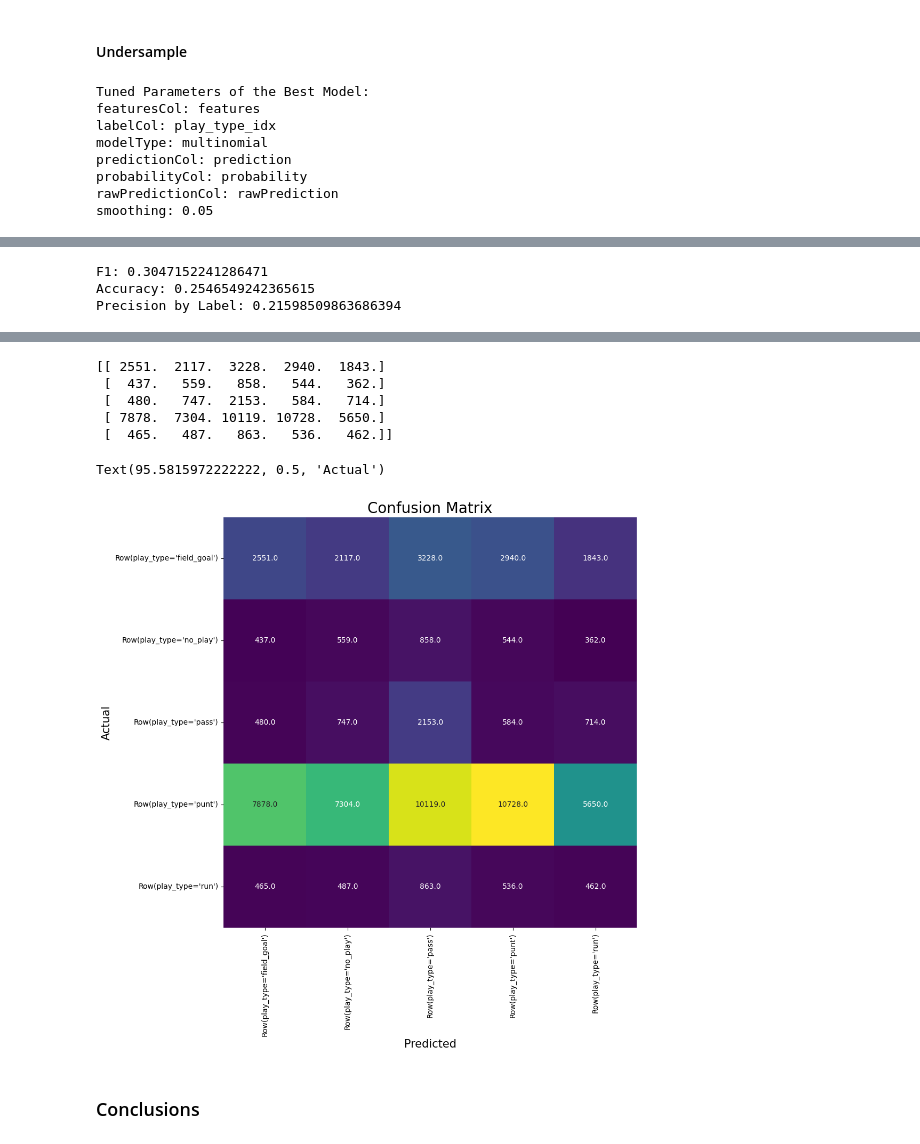
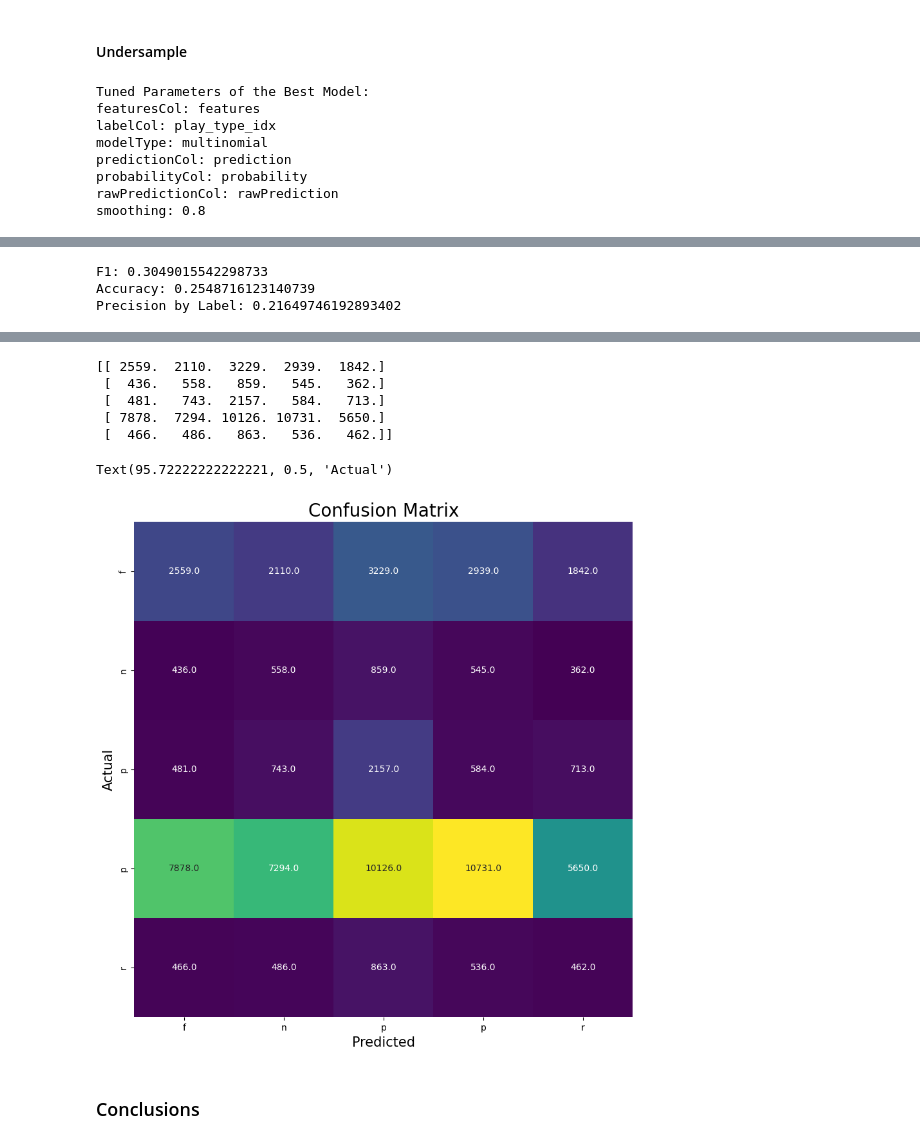
Before and after one commit to eanelson01/distributed-computing-final, a Jupyter notebook: NaiveBayes.ipynb, the cells around one changed output, grey strips where cells are left out. Cells and saved outputs as stored; diff of their text form; code cells hidden in the pictures.

```diff
--- a/NaiveBayes.ipynb
+++ b/NaiveBayes.ipynb
@@ -367,6 +368,7 @@ Precision by Label: {precision_by_label}
 print(results)
 
 labels = prediction.select([prediction.play_type, prediction.play_type_idx]).distinct().orderBy(prediction.play_type_idx).select(prediction.play_type).collect()
+labels = [x[0][0] for x in labels]
 
 preds_and_labels = prediction.select(['prediction','play_type_idx'])\
                               .withColumn('play_type_idx', col('play_type_idx')\
@@ -396,4 +398,4 @@ modelType: multinomial
 predictionCol: prediction
 probabilityCol: probability
 rawPredictionCol: rawPrediction
-smoothing: 0.05
+smoothing: 0.8
@@ -407,3 +409,3 @@ smoothing: 0.05
-F1: 0.3047152241286471
-Accuracy: 0.2546549242365615
-Precision by Label: 0.21598509863686394
+F1: 0.3049015542298733
+Accuracy: 0.2548716123140739
+Precision by Label: 0.21649746192893402
@@ -413,10 +415,10 @@ Precision by Label: 0.21598509863686394
-[[ 2551.  2117.  3228.  2940.  1843.]
- [  437.   559.   858.   544.   362.]
- [  480.   747.  2153.   584.   714.]
- [ 7878.  7304. 10119. 10728.  5650.]
- [  465.   487.   863.   536.   462.]]
+[[ 2559.  2110.  3229.  2939.  1842.]
+ [  436.   558.   859.   545.   362.]
+ [  481.   743.  2157.   584.   713.]
+ [ 7878.  7294. 10126. 10731.  5650.]
+ [  466.   486.   863.   536.   462.]]
-Text(95.5815972222222, 0.5, 'Actual')
+Text(95.72222222222221, 0.5, 'Actual')
-[figure, old version]
+[figure, new version]
 # %% [markdown]
 ### Conclusions
 # %% [markdown]
```
Also changed, not shown: parts of 12 cells of this notebook, 2 other files.
